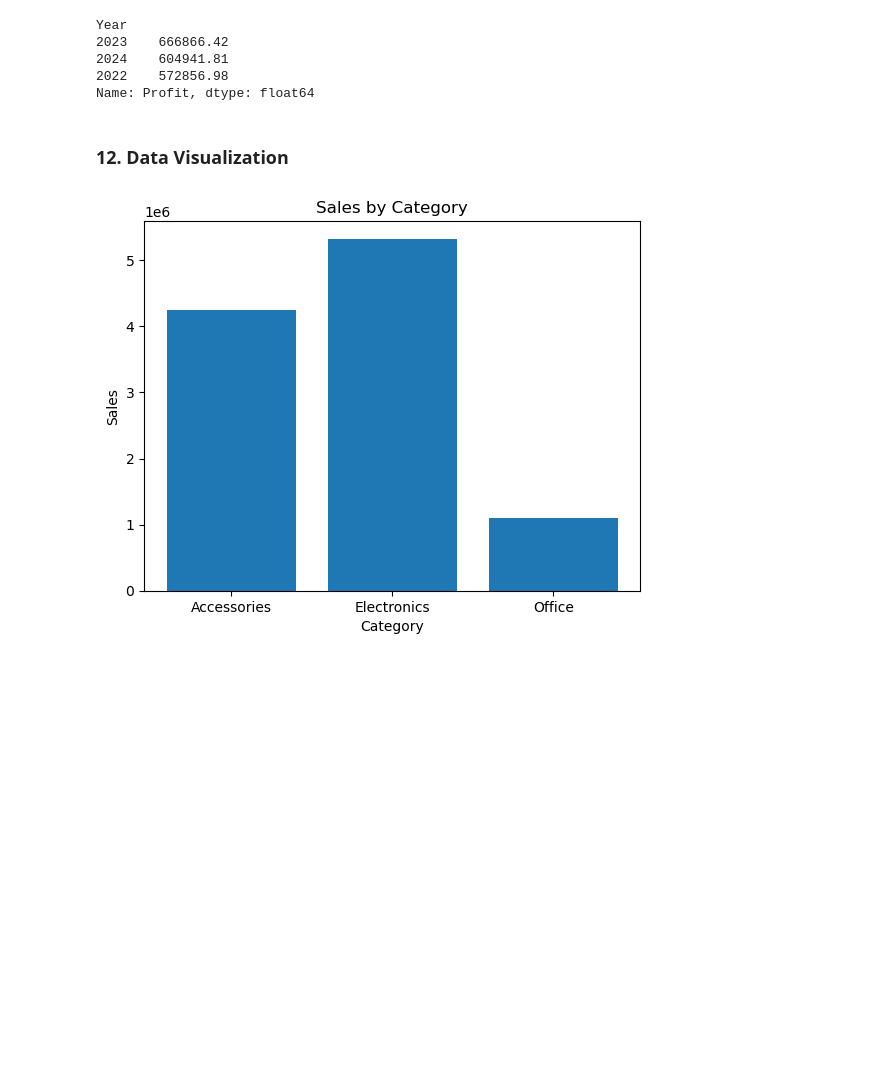
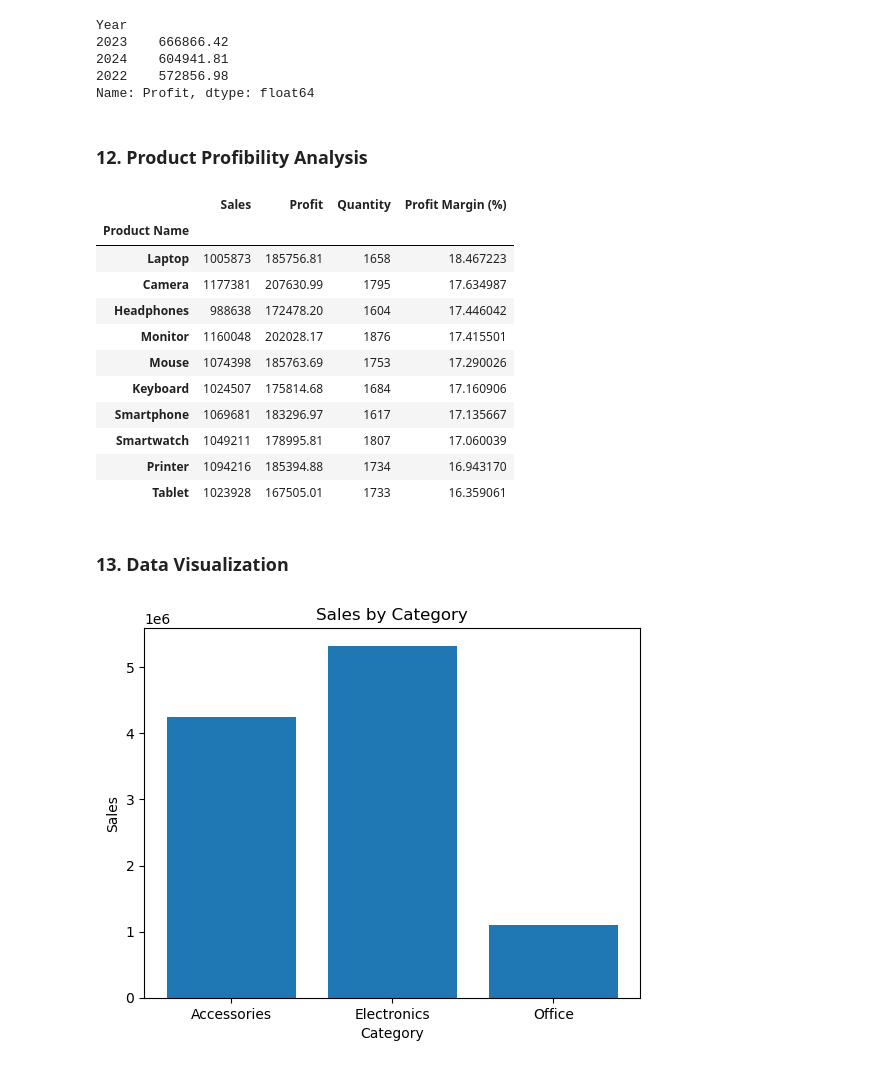
Before and after one commit to khushigupta89790/ecommerce-sales-analysis, a Jupyter notebook: ecommerce_sales_analysis.ipynb, the cells around one changed output. Saved outputs shown, nothing was run; the diff lists cells and outputs as text; code cells hidden in the pictures; blank space fills up the shorter version.

Commit message:
Add product profitability analysis and insights

```diff
--- a/ecommerce_sales_analysis.ipynb
+++ b/ecommerce_sales_analysis.ipynb
@@ -279,8 +279,27 @@ Year
 2024    604941.81
 2022    572856.98
 Name: Profit, dtype: float64
+# %% [markdown]
+### 12. Product Profibility Analysis
+# %%
+product_performance = data.groupby('Product Name')[['Sales','Profit','Quantity']].sum()
+product_performance['Profit Margin (%)'] = (product_performance['Profit']/product_performance['Sales'])*100
+product_performance.sort_values('Profit Margin (%)', ascending=False)
+# %% [output]
+|  | Sales | Profit | Quantity | Profit Margin (%) |
+| Product Name |  |  |  |  |
+| Laptop | 1005873 | 185756.81 | 1658 | 18.467223 |
+| Camera | 1177381 | 207630.99 | 1795 | 17.634987 |
+| Headphones | 988638 | 172478.20 | 1604 | 17.446042 |
+| Monitor | 1160048 | 202028.17 | 1876 | 17.415501 |
+| Mouse | 1074398 | 185763.69 | 1753 | 17.290026 |
+| Keyboard | 1024507 | 175814.68 | 1684 | 17.160906 |
+| Smartphone | 1069681 | 183296.97 | 1617 | 17.135667 |
+| Smartwatch | 1049211 | 178995.81 | 1807 | 17.060039 |
+| Printer | 1094216 | 185394.88 | 1734 | 16.943170 |
+| Tablet | 1023928 | 167505.01 | 1733 | 16.359061 |
 # %% [markdown]
-### 12. Data Visualization
+### 13. Data Visualization
 # %%
 import matplotlib.pyplot as plt
 # %%
```
Also changed, not shown: parts of 2 cells of this notebook.
